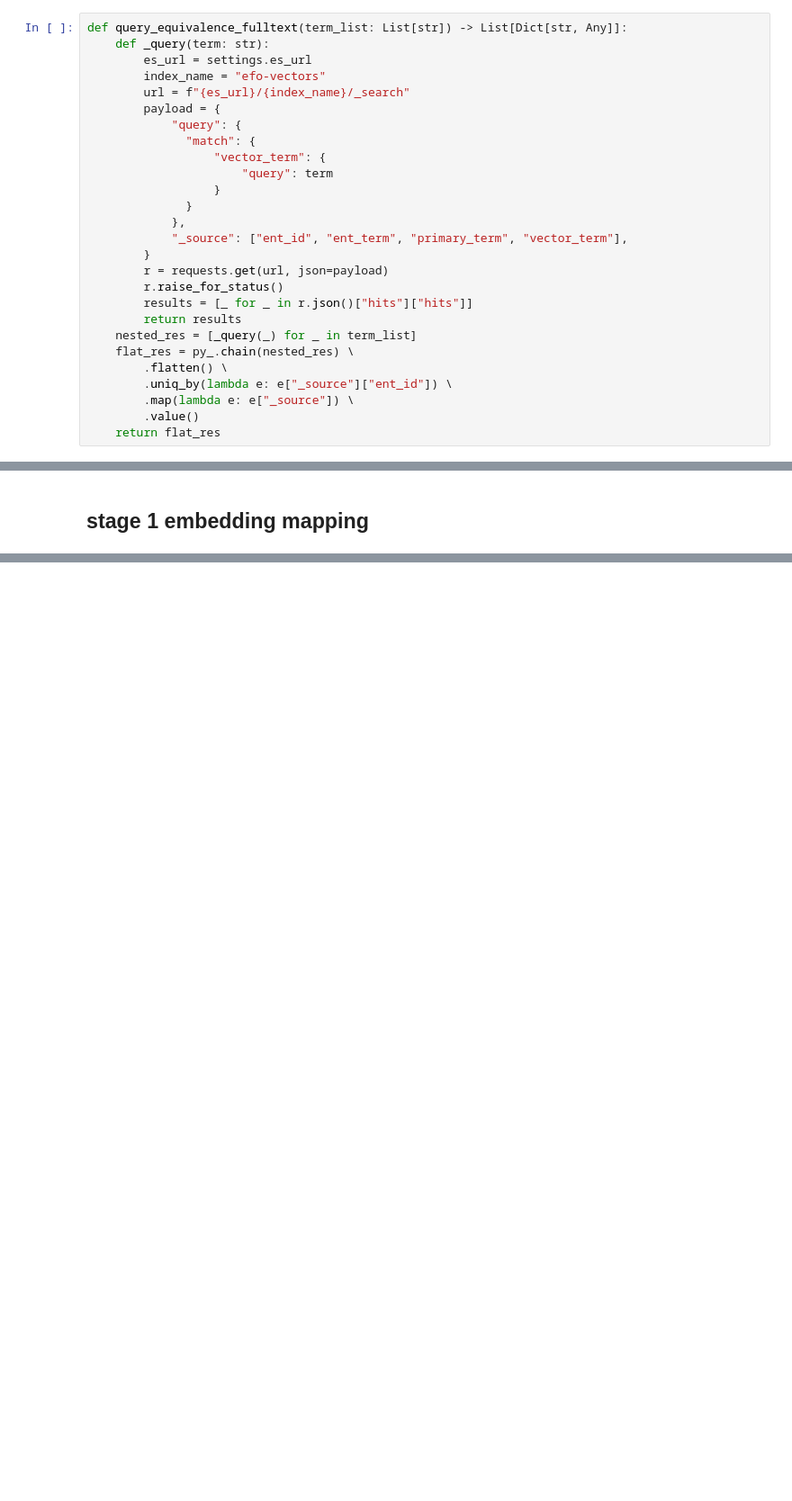
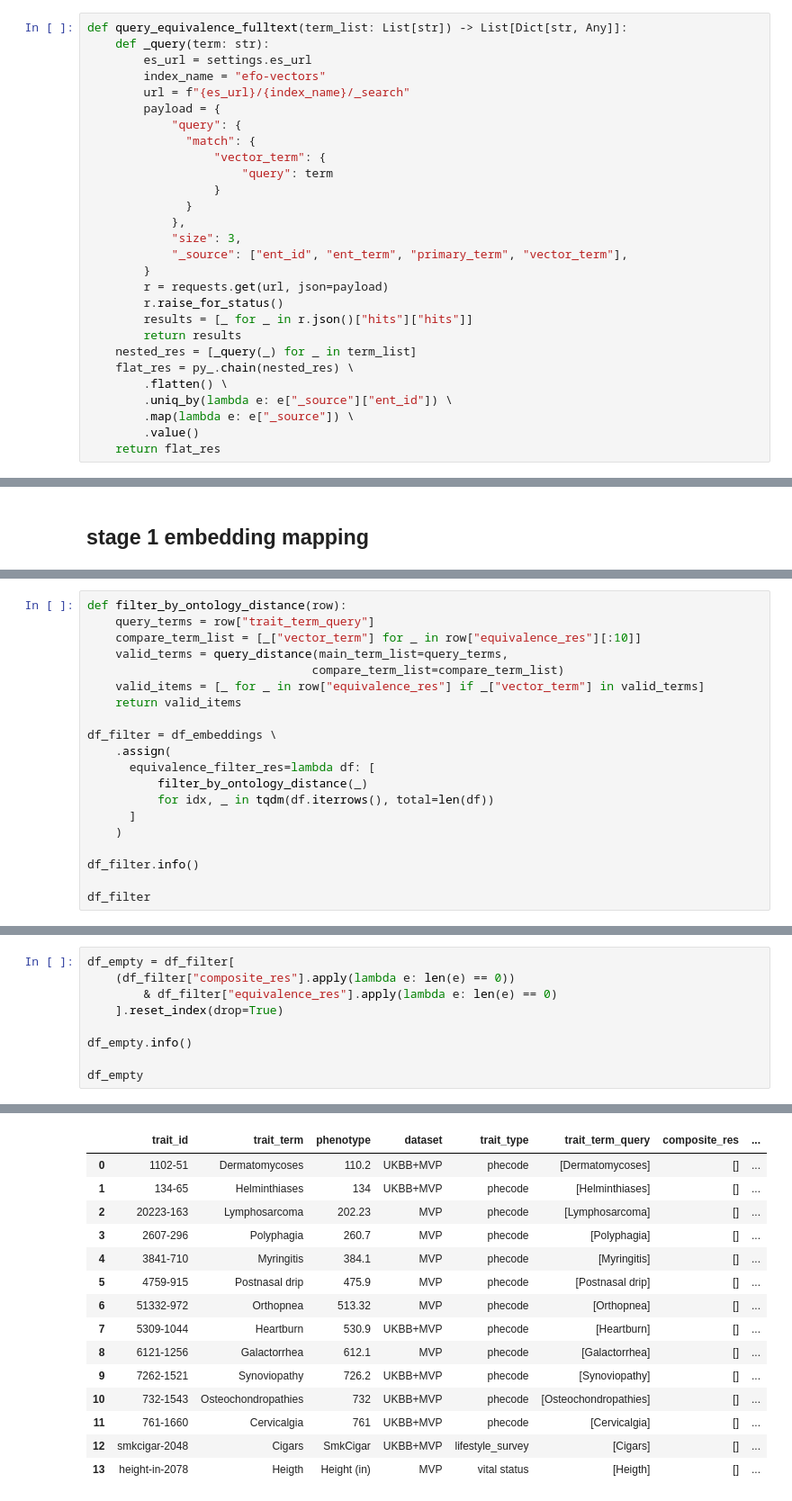
Before and after one commit to MRCIEU/traithunter, a Jupyter notebook: analysis/notebooks/mvp-mapping.ipynb, the cells around one changed output, grey strips where cells are left out. Shown: that part at 90% size. Drawn from its saved outputs; the diff is of its cells as text; blank space fills up the shorter version.

```diff
--- a/analysis/notebooks/mvp-mapping.ipynb
+++ b/analysis/notebooks/mvp-mapping.ipynb
@@ -309,6 +309,7 @@ def query_equivalence_fulltext(term_list: List[str]) -> List[Dict[str, Any]]:
                   }
               }
             },
+            "size": 3,
             "_source": ["ent_id", "ent_term", "primary_term", "vector_term"],
         }
         r = requests.get(url, json=payload)
@@ -606,0 +605,20 @@ dtype: int64
+# %%
+def filter_by_ontology_distance(row):
+    query_terms = row["trait_term_query"]
+    compare_term_list = [_["vector_term"] for _ in row["equivalence_res"][:10]]
+    valid_terms = query_distance(main_term_list=query_terms,
+                                compare_term_list=compare_term_list)
+    valid_items = [_ for _ in row["equivalence_res"] if _["vector_term"] in valid_terms]
+    return valid_items
+
+df_filter = df_embeddings \
+    .assign(
+      equivalence_filter_res=lambda df: [
+          filter_by_ontology_distance(_)
+          for idx, _ in tqdm(df.iterrows(), total=len(df))
+      ]
+    )
+
+df_filter.info()
+
+df_filter
@@ -606,0 +672,10 @@ dtype: int64
+# %%
+df_empty = df_filter[
+    (df_filter["composite_res"].apply(lambda e: len(e) == 0))
+        & df_filter["equivalence_res"].apply(lambda e: len(e) == 0)
+    ].reset_index(drop=True)
+
+df_empty.info()
+
+df_empty
+# %% [output]
@@ -606,0 +698,15 @@ dtype: int64
+|  | trait_id | trait_term | phenotype | dataset | trait_type | trait_term_query | composite_res | ... |
+| 0 | 1102-51 | Dermatomycoses | 110.2 | UKBB+MVP | phecode | [Dermatomycoses] | [] | ... |
+| 1 | 134-65 | Helminthiases | 134 | UKBB+MVP | phecode | [Helminthiases] | [] | ... |
+| 2 | 20223-163 | Lymphosarcoma | 202.23 | MVP | phecode | [Lymphosarcoma] | [] | ... |
+| 3 | 2607-296 | Polyphagia | 260.7 | MVP | phecode | [Polyphagia] | [] | ... |
+| 4 | 3841-710 | Myringitis | 384.1 | MVP | phecode | [Myringitis] | [] | ... |
+| 5 | 4759-915 | Postnasal drip | 475.9 | MVP | phecode | [Postnasal drip] | [] | ... |
+| 6 | 51332-972 | Orthopnea | 513.32 | MVP | phecode | [Orthopnea] | [] | ... |
+| 7 | 5309-1044 | Heartburn | 530.9 | UKBB+MVP | phecode | [Heartburn] | [] | ... |
+| 8 | 6121-1256 | Galactorrhea | 612.1 | MVP | phecode | [Galactorrhea] | [] | ... |
+| 9 | 7262-1521 | Synoviopathy | 726.2 | UKBB+MVP | phecode | [Synoviopathy] | [] | ... |
+| 10 | 732-1543 | Osteochondropathies | 732 | UKBB+MVP | phecode | [Osteochondropathies] | [] | ... |
+| 11 | 761-1660 | Cervicalgia | 761 | UKBB+MVP | phecode | [Cervicalgia] | [] | ... |
+| 12 | smkcigar-2048 | Cigars | SmkCigar | UKBB+MVP | lifestyle_survey | [Cigars] | [] | ... |
+| 13 | height-in-2078 | Heigth | Height (in) | MVP | vital status | [Heigth] | [] | ... |
```
Also changed, not shown: parts of 19 cells of this notebook.
